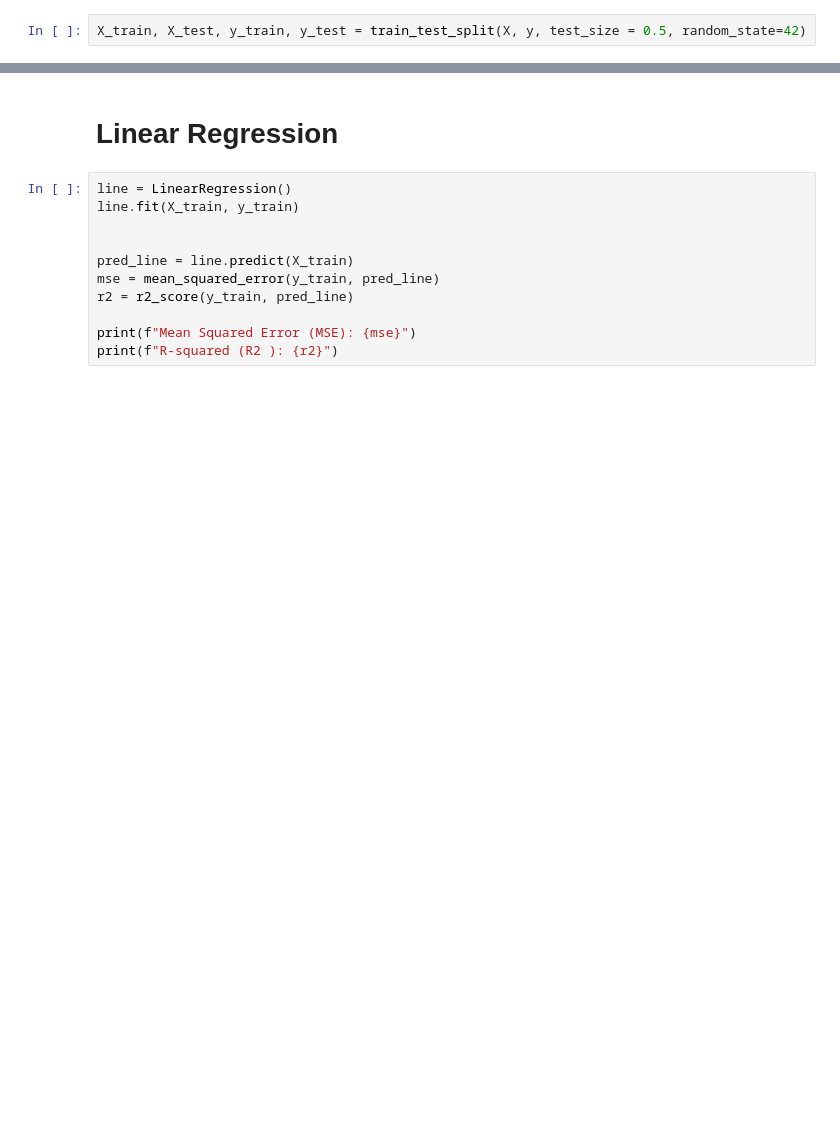
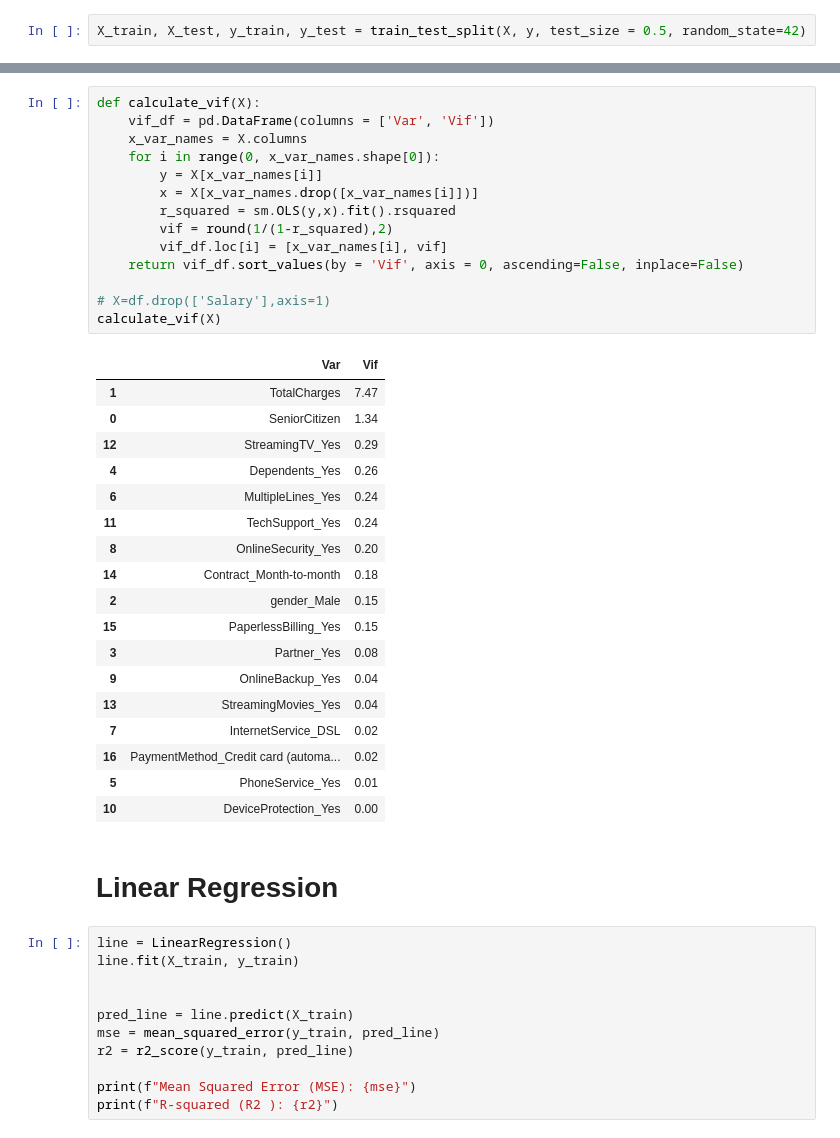
Before and after one commit to Starcode897/final-project-MOVIES, a Jupyter notebook: get_dummies_test.ipynb, the cells around one changed output, grey strips where cells are left out. Drawn from its saved outputs; the diff is of its cells as text; blank space fills up the shorter version.

Commit message:
Somewhat acceptable VIF values. Idk if I did this right.

```diff
--- a/get_dummies_test.ipynb
+++ b/get_dummies_test.ipynb
@@ -95,3 +146,36 @@ array([[ 1.02187235, -0.4472136 , -0.8414458 , ..., -0.54899338,
+# %%
+def calculate_vif(X):
+    vif_df = pd.DataFrame(columns = ['Var', 'Vif'])
+    x_var_names = X.columns
+    for i in range(0, x_var_names.shape[0]):
+        y = X[x_var_names[i]]
+        x = X[x_var_names.drop([x_var_names[i]])]
+        r_squared = sm.OLS(y,x).fit().rsquared
+        vif = round(1/(1-r_squared),2)
+        vif_df.loc[i] = [x_var_names[i], vif]
+    return vif_df.sort_values(by = 'Vif', axis = 0, ascending=False, inplace=False)
+
+# X=df.drop(['Salary'],axis=1)
+calculate_vif(X)
+# %% [output]
+|  | Var | Vif |
+| 1 | TotalCharges | 7.47 |
+| 0 | SeniorCitizen | 1.34 |
+| 12 | StreamingTV_Yes | 0.29 |
+| 4 | Dependents_Yes | 0.26 |
+| 6 | MultipleLines_Yes | 0.24 |
+| 11 | TechSupport_Yes | 0.24 |
+| 8 | OnlineSecurity_Yes | 0.20 |
+| 14 | Contract_Month-to-month | 0.18 |
+| 2 | gender_Male | 0.15 |
+| 15 | PaperlessBilling_Yes | 0.15 |
+| 3 | Partner_Yes | 0.08 |
+| 9 | OnlineBackup_Yes | 0.04 |
+| 13 | StreamingMovies_Yes | 0.04 |
+| 7 | InternetService_DSL | 0.02 |
+| 16 | PaymentMethod_Credit card (automa... | 0.02 |
+| 5 | PhoneService_Yes | 0.01 |
+| 10 | DeviceProtection_Yes | 0.00 |
 # %% [markdown]
 # Linear Regression
 # %%
```
Also changed, not shown: parts of 10 cells of this notebook.
